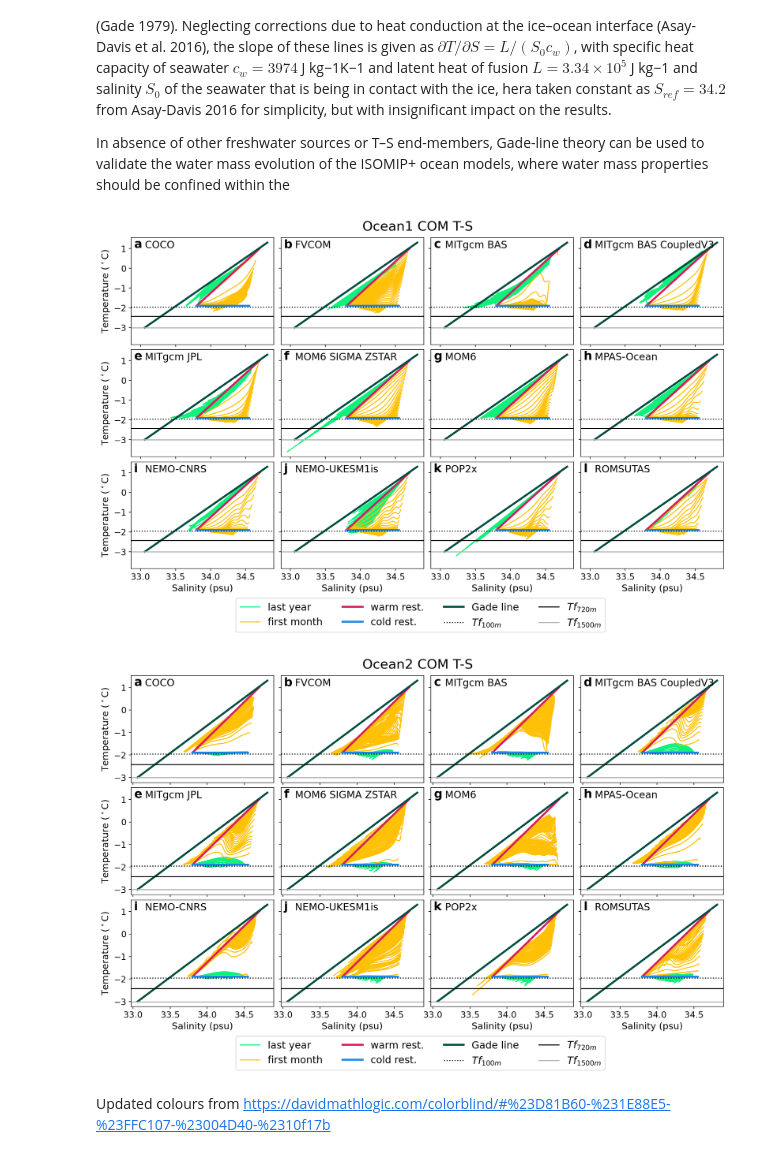
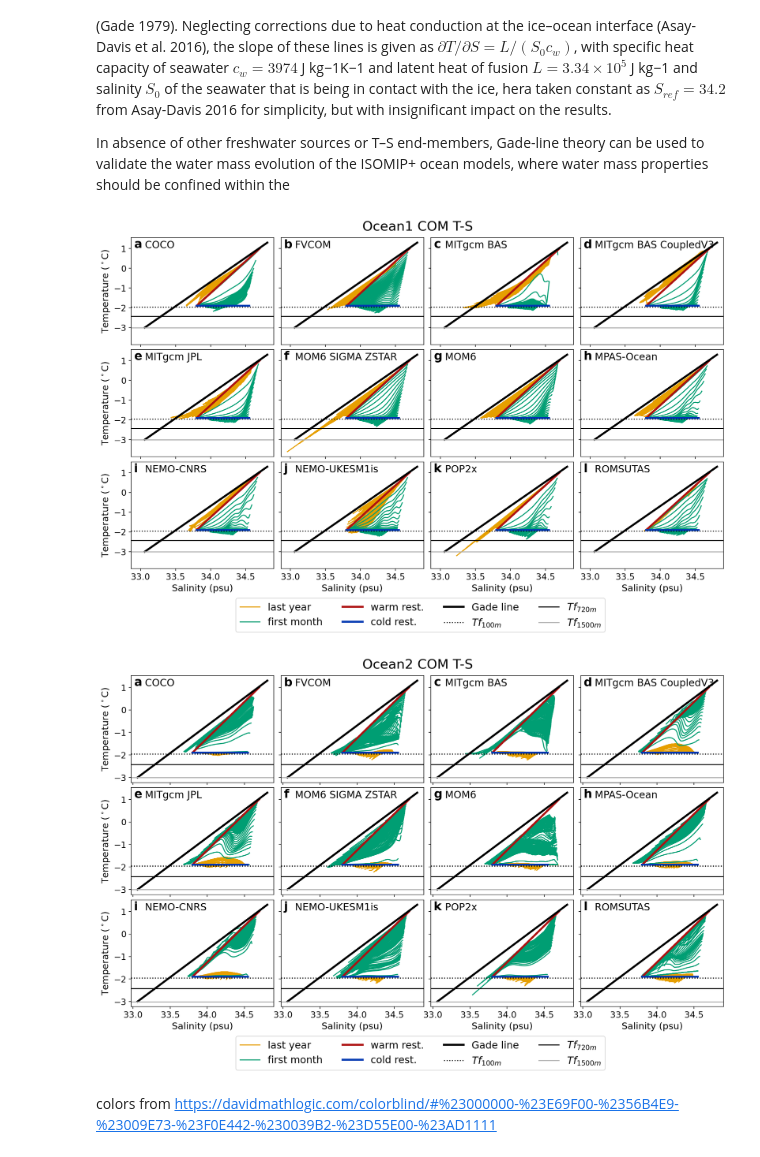
Before and after one commit to misomip/isomip-plus, a Jupyter notebook: notebooks/gade-line-ts-consistency/ocean1/TS_exploration.ipynb, the cells around one changed output. Cells and saved outputs as stored; diff of their text form; code cells hidden in the pictures.

Commit message:
Change colours of Gade line TS plots

```diff
--- a/notebooks/gade-line-ts-consistency/ocean1/TS_exploration.ipynb
+++ b/notebooks/gade-line-ts-consistency/ocean1/TS_exploration.ipynb
@@ -104,25 +104,25 @@ for i in np.arange(length):
     S1 = S1.where(S1 < 1e10)
     ax.plot(
         S1,T1,
-        color = '#10F17B')
+        color = '#E69F00')
     ax.plot(
         S1[0],T1[0],
-        color = '#10F17B', label = 'last year')
+        color = '#E69F00', label = 'last year')
     ax.plot(
         S0,T0,
-        color = '#FFC107')
+        color = '#009E73')
     ax.plot(
         S0[0],T0[0],
-        color = '#FFC107', label = 'first month')
+        color = '#009E73', label = 'first month')
     ax.plot(
         (sw0, sw1),(tw0, tw1),
-        color = '#D81B60', label = 'warm rest.', linewidth = 3)
+        color = '#AD1111', label = 'warm rest.', linewidth = 3)
     ax.plot(
         (sc0, sc1),(tc0, tc1),
-        color = '#1E88E5', label = 'cold rest.', linewidth = 3)
+        color = '#0039B2', label = 'cold rest.', linewidth = 3)
     ax.plot(
         sg+0.06,tg,
-        color = '#004D40', label = 'Gade line', linewidth = 3)
+        color = '#000000', label = 'Gade line', linewidth = 3)
     plt.sca(ax)
   #  plt.axhline(y = tf(s0,0), color = 'k', linestyle = ':', label = '$Tf_{surface}$')
     plt.axhline(y = tf(s0,100), color = 'k', linestyle = ':', label = '$Tf_{100m}$')
@@ -146,7 +146,7 @@ fig.subplots_adjust(hspace = 0.05,wspace = 0.05)
 fig.suptitle('Ocean1 COM T-S', y=0.92,fontsize = 20);
 plt.show()
 # %% [output]
-[figure, old version]
+[figure, new version]
 # %%
 expt = Ocean2_COM
 
@@ -191,48 +191,48 @@ for i in np.arange(length):
     S1 = S1.where(S1 < 1e10)
     ax.plot(
         S1,T1,
-        color = '#10F17B')
+        color = '#E69F00')
     ax.plot(
         S1[0],T1[0],
-        color = '#10F17B', label = 'last year')
+        color = '#E69F00', label = 'last year')
     ax.plot(
         S0,T0,
-        color = '#FFC107')
+        color = '#009E73')
     ax.plot(
         S0[0],T0[0],
-        color = '#FFC107', label = 'first month')
+        color = '#009E73', label = 'first month')
     ax.plot(
         (sw0, sw1),(tw0, tw1),
-        color = '#D81B60', label = 'warm rest.', linewidth = 3)
+        color = '#AD1111', label = 'warm rest.', linewidth = 3)
     ax.plot(
         (sc0, sc1),(tc0, tc1),
-        color = '#1E88E5', label = 'cold rest.', linewidth = 3)
+        color = '#0039B2', label = 'cold rest.', linewidth = 3)
     ax.plot(
         sg+0.06,tg,
-        color = '#004D40', label = 'Gade line', linewidth = 3)
+        color = '#000000', label = 'Gade line', linewidth = 3)
     plt.sca(ax)
   #  plt.axhline(y = tf(s0,0), color = 'k', linestyle = ':', label = '$Tf_{surface}$')
     plt.axhline(y = tf(s0,100), color = 'k', linestyle = ':', label = '$Tf_{100m}$')
     plt.axhline(y = tf(s0,720), color = 'k', linestyle = '-', label = '$Tf_{720m}$')
     plt.axhline(y = tf(s0,1500), color = [0.7, 0.7, 0.7], linestyle = '-', label = '$Tf_{1500m}$')
     plt.text(0.02,0.99,alphabet[i], fontsize = 18, transform=ax.transAxes, fontweight='bold', va='top')
     plt.text(0.01,0.975,'    '+labels[i], fontsize = 15, transform=ax.transAxes, va='top')
     plt.tick_params(labelsize=13)
     #plt.text(33.5,  -3.5,  labels[i])
 plt.legend(loc="upper left", fontsize = 15, bbox_to_anchor = (-2.45,-0.23), ncol = 4)
 axes[0,0].set_ylabel('Temperature ($^\circ$C)', fontsize = 14)
 axes[1,0].set_ylabel('Temperature ($^\circ$C)', fontsize = 14)
 axes[2,0].set_ylabel('Temperature ($^\circ$C)', fontsize = 14)
 axes[2,0].set_xlabel('Salinity (psu)', fontsize = 14)
 axes[2,1].set_xlabel('Salinity (psu)', fontsize = 14)
 axes[2,2].set_xlabel('Salinity (psu)', fontsize = 14)
 axes[2,3].set_xlabel('Salinity (psu)', fontsize = 14)
 
 # plt.savefig("gade_line_Ocean2_COM.png", bbox_inches='tight')
 fig.subplots_adjust(hspace = 0.05,wspace = 0.05)
 fig.suptitle('Ocean2 COM T-S', y=0.92,fontsize = 20);
 plt.show()
 # %% [output]
-[figure, old version]
+[figure, new version]
 # %% [markdown]
-Updated colours from https://davidmathlogic.com/colorblind/#%23D81B60-%231E88E5-%23FFC107-%23004D40-%2310f17b
+colors from https://davidmathlogic.com/colorblind/#%23000000-%23E69F00-%2356B4E9-%23009E73-%23F0E442-%230039B2-%23D55E00-%23AD1111
```
